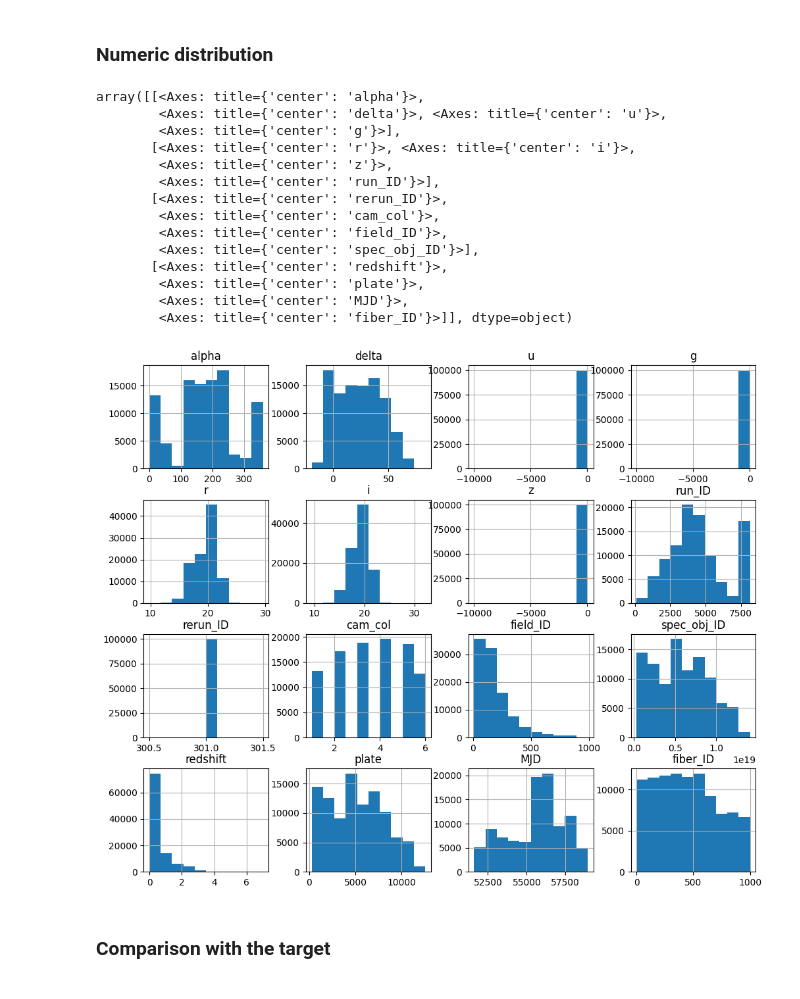
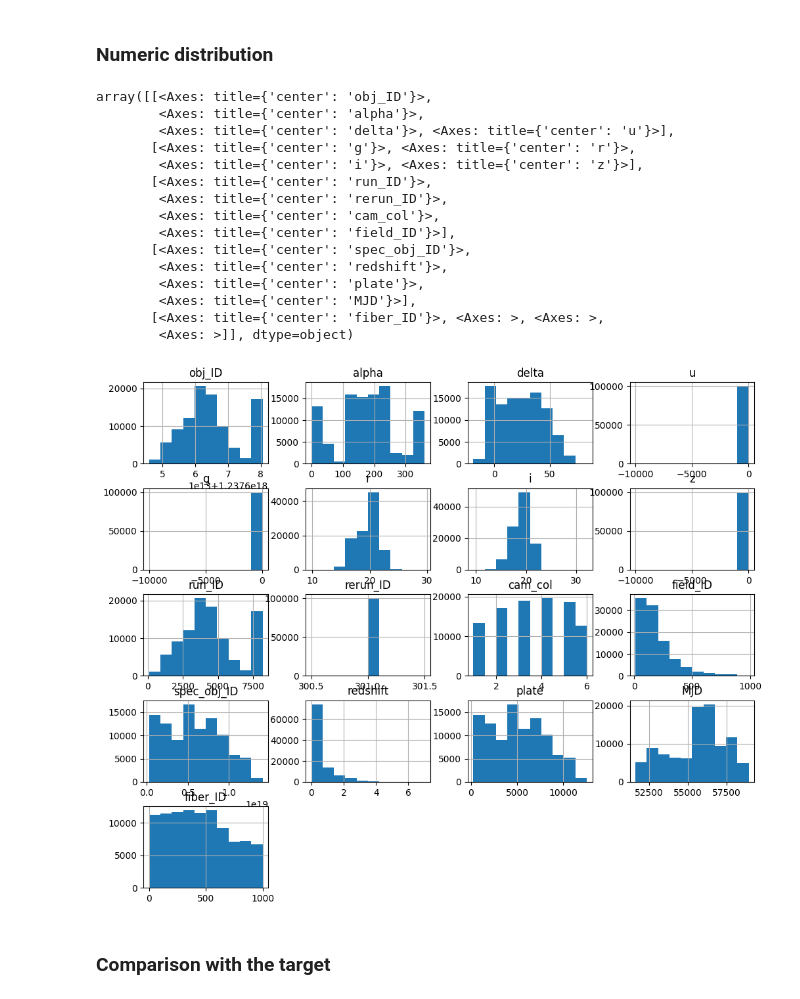
Before and after one commit to sunblade02/ml-astronomy, a Jupyter notebook: ML-Astronomy.ipynb, the cells around one changed output. Saved outputs shown, nothing was run; the diff lists cells and outputs as text; code cells hidden in the pictures.

```diff
--- a/ML-Astronomy.ipynb
+++ b/ML-Astronomy.ipynb
@@ -17,7 +20,7 @@ import seaborn as sns
 path = kagglehub.dataset_download("fedesoriano/stellar-classification-dataset-sdss17")
 filename = "star_classification.csv"
 filepath = os.path.join(path, filename)
-df = pl.read_csv(filepath, schema_overrides={"obj_ID": pl.Utf8})
+df = pd.read_csv(filepath)
 # %% [markdown]
 ## EDA
 # %% [markdown]
@@ -120,23 +114,24 @@ dtype: int64
 # %% [markdown]
 ### Numeric distribution
 # %%
-df.to_pandas().hist(figsize=(12, 10))
+df.hist(figsize=(12, 10))
 # %% [output]
-array([[<Axes: title={'center': 'alpha'}>,
-        <Axes: title={'center': 'delta'}>, <Axes: title={'center': 'u'}>,
-        <Axes: title={'center': 'g'}>],
-       [<Axes: title={'center': 'r'}>, <Axes: title={'center': 'i'}>,
-        <Axes: title={'center': 'z'}>,
-        <Axes: title={'center': 'run_ID'}>],
-       [<Axes: title={'center': 'rerun_ID'}>,
+array([[<Axes: title={'center': 'obj_ID'}>,
+        <Axes: title={'center': 'alpha'}>,
+        <Axes: title={'center': 'delta'}>, <Axes: title={'center': 'u'}>],
+       [<Axes: title={'center': 'g'}>, <Axes: title={'center': 'r'}>,
+        <Axes: title={'center': 'i'}>, <Axes: title={'center': 'z'}>],
+       [<Axes: title={'center': 'run_ID'}>,
+        <Axes: title={'center': 'rerun_ID'}>,
         <Axes: title={'center': 'cam_col'}>,
-        <Axes: title={'center': 'field_ID'}>,
-        <Axes: title={'center': 'spec_obj_ID'}>],
-       [<Axes: title={'center': 'redshift'}>,
+        <Axes: title={'center': 'field_ID'}>],
+       [<Axes: title={'center': 'spec_obj_ID'}>,
+        <Axes: title={'center': 'redshift'}>,
         <Axes: title={'center': 'plate'}>,
-        <Axes: title={'center': 'MJD'}>,
-        <Axes: title={'center': 'fiber_ID'}>]], dtype=object)
+        <Axes: title={'center': 'MJD'}>],
+       [<Axes: title={'center': 'fiber_ID'}>, <Axes: >, <Axes: >,
+        <Axes: >]], dtype=object)
-[figure, old version]
+[figure, new version]
 # %% [markdown]
 ### Comparison with the target
 # %%
```
Also changed, not shown: parts of 19 cells of this notebook, 1 other file.
